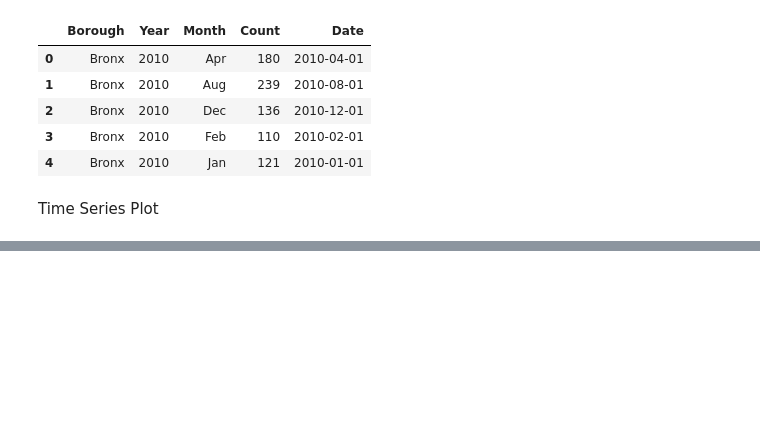
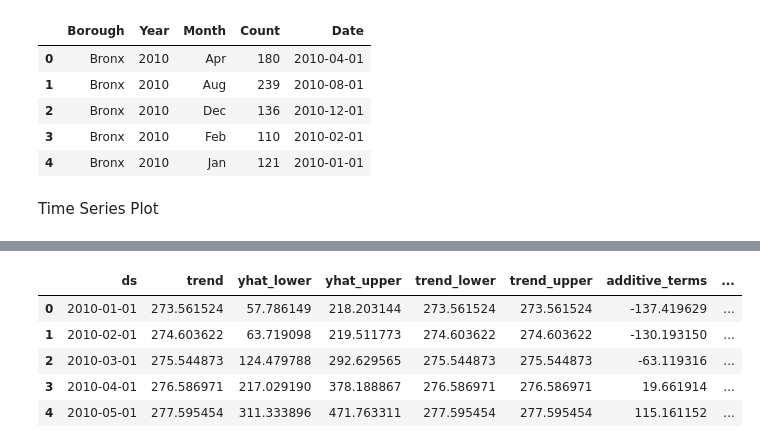
Before and after one commit to dthoma8/ratsinthecity, a Jupyter notebook: Rats in The City - Time Series Forecasting.ipynb, the cells around one changed output, grey strips where cells are left out. Drawn from its saved outputs; the diff is of its cells as text; code cells hidden in the pictures; blank space fills up the shorter version.

```diff
--- a/Rats in The City - Time Series Forecasting.ipynb
+++ b/Rats in The City - Time Series Forecasting.ipynb
@@ -170,0 +192,13 @@ rat_data.head()
+# %%
+years = ["2010", "2011", "2012", "2013", "2014", "2015"]
+
+# subset the data with only the above years
+train_data = (rat_data[rat_data.Year.isin(years)]
+              .reset_index(drop=True)
+             )
+
+# show that the change happened
+print(train_data.Year.unique())
+
+# view
+train_data.head()
@@ -170,0 +213,11 @@ rat_data.head()
+# %%
+# subset with the opp
+test_data = (rat_data[np.logical_not(rat_data.Year.isin(years))]
+             .reset_index(drop=True)
+            )
+
+# show the change
+print(test_data.Year.unique())
+
+# view
+test_data.head()
@@ -171,10 +232,10 @@ rat_data.head()
 # %%
 # subset the data for the boroughs
-bronx_data = rat_data.query("Borough == 'Bronx'").sort_values("ds")
-bk_data = rat_data.query("Borough == 'Brooklyn'").sort_values("ds")
-mnhtn_data = rat_data.query("Borough == 'Manhattan'").sort_values("ds")
-qns_data = rat_data.query("Borough == 'Queens'").sort_values("ds")
-si_data = rat_data.query("Borough == 'Staten Island'").sort_values("ds")
+bronx_data = train_data.query("Borough == 'Bronx'").sort_values("ds")
+bk_data = train_data.query("Borough == 'Brooklyn'").sort_values("ds")
+mnhtn_data = train_data.query("Borough == 'Manhattan'").sort_values("ds")
+qns_data = train_data.query("Borough == 'Queens'").sort_values("ds")
+si_data = train_data.query("Borough == 'Staten Island'").sort_values("ds")
 
 # instantiate the models
 bronx_rat_prophet = fbprophet.Prophet()
@@ -194 +267,18 @@ Conversion of the second argument of issubdtype from `float` to `np.floating` is
 <fbprophet.forecaster.Prophet at 0x...>
+# %%
+# make preds on test data
+
+bronx_rat_forecast = bronx_rat_prophet.predict(test_data.query("Borough == ''"))
+bk_rat_forecast = bk_rat_prophet.predict(test_data.query("Borough == ''"))
+mnhtn_rat_forecast = mnhtn_rat_prophet.predict(test_data.query("Borough == ''"))
+qns_rat_forecast = qns_rat_prophet.predict(test_data.query("Borough == ''"))
+si_rat_forecast = si_rat_prophet.predict(test_data.query("Borough == ''"))
+# %%
+bk_rat_forecast.head()
+# %% [output]
+|  | ds | trend | yhat_lower | yhat_upper | trend_lower | trend_upper | additive_terms | ... |
+| 0 | 2010-01-01 | 273.561524 | 57.786149 | 218.203144 | 273.561524 | 273.561524 | -137.419629 | ... |
+| 1 | 2010-02-01 | 274.603622 | 63.719098 | 219.511773 | 274.603622 | 274.603622 | -130.193150 | ... |
+| 2 | 2010-03-01 | 275.544873 | 124.479788 | 292.629565 | 275.544873 | 275.544873 | -63.119316 | ... |
+| 3 | 2010-04-01 | 276.586971 | 217.029190 | 378.188867 | 276.586971 | 276.586971 | 19.661914 | ... |
+| 4 | 2010-05-01 | 277.595454 | 311.333896 | 471.763311 | 277.595454 | 277.595454 | 115.161152 | ... |
```
Also changed, not shown: parts of 17 cells of this notebook.
